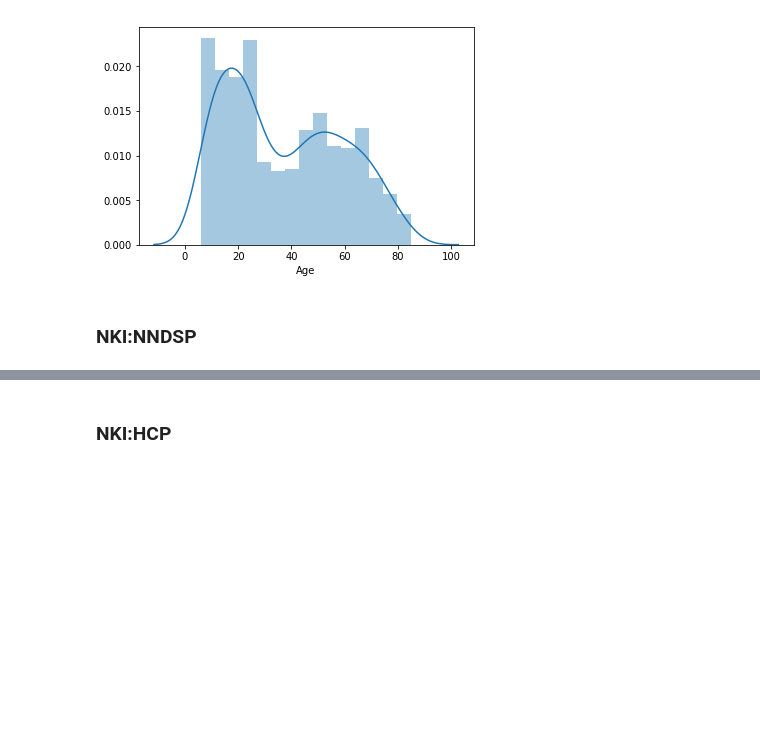
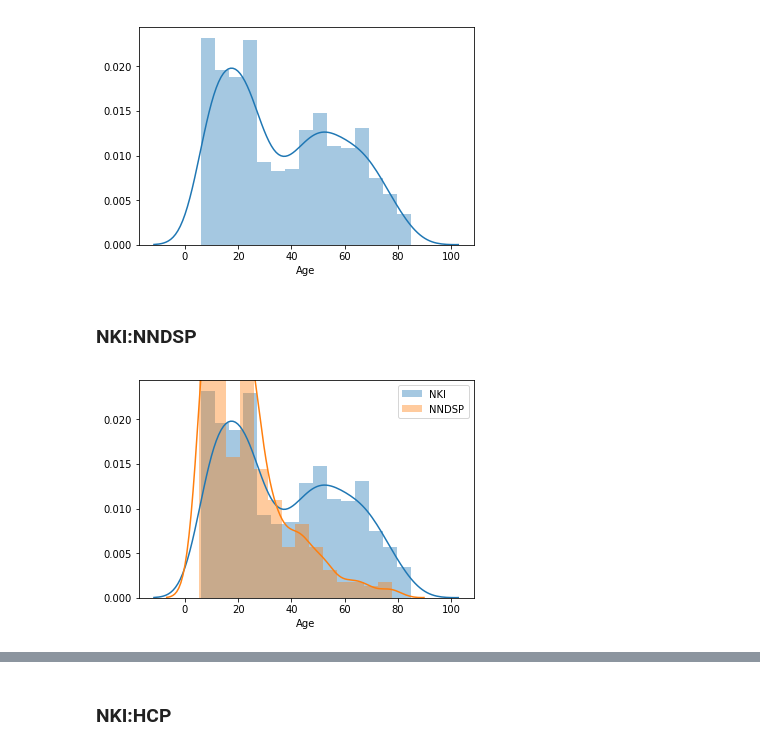
Before and after one commit to niniko1997/heudiconv_conversion, a Jupyter notebook: hypothesis_one.ipynb, the cells around one changed output, grey strips where cells are left out. Saved outputs shown, nothing was run; the diff lists cells and outputs as text; code cells hidden in the pictures; blank space fills up the shorter version.

```diff
--- a/hypothesis_one.ipynb
+++ b/hypothesis_one.ipynb
@@ -118,3 +190,10 @@ pyplot.show()
 [figure]
 # %% [markdown]
 ### NKI:NNDSP
+# %%
+sns.distplot(nki_pheno.age, bins = num_bins(nki_pheno, "age"), axlabel="Age", label = "NKI")
+sns.distplot(nndsp_pheno.age_at_scan, bins = num_bins(nndsp_pheno, "age_at_scan"), axlabel="Age", label = "NNDSP")
+pyplot.legend()
+pyplot.show()
+# %% [output]
+[figure, added]
```
Also changed, not shown: parts of 8 cells of this notebook.
